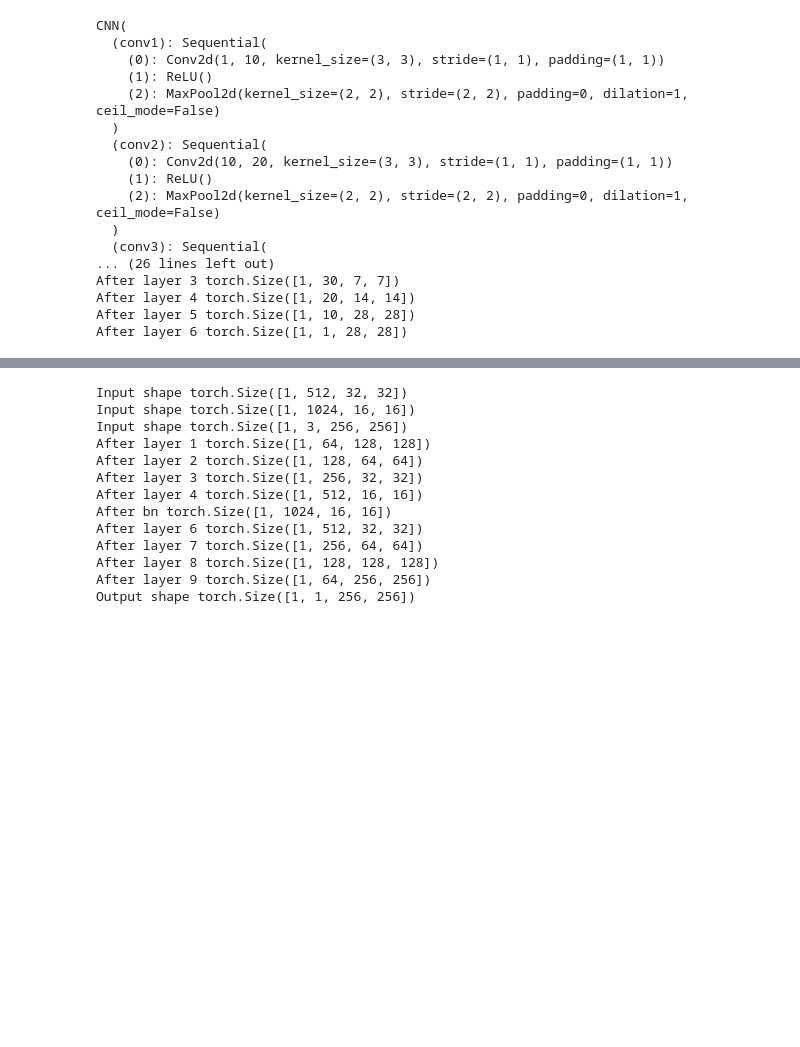
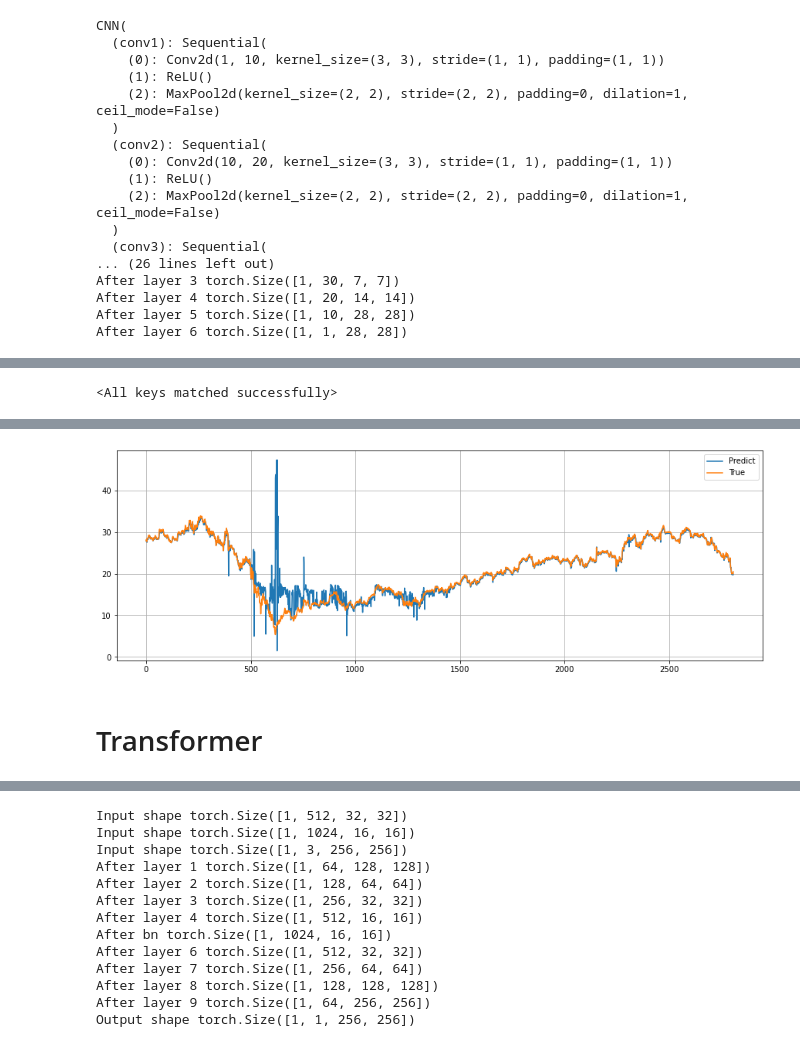
Before and after one commit to abaaba337/CMIT, a Jupyter notebook: Notes/CMIT Lecture Notes.ipynb, the cells around one changed output, grey strips where cells are left out. Drawn from its saved outputs; the diff is of its cells as text; code cells hidden in the pictures; blank space fills up the shorter version.

```diff
--- a/Notes/CMIT Lecture Notes.ipynb
+++ b/Notes/CMIT Lecture Notes.ipynb
@@ -865,0 +1043,15 @@ After layer 6 torch.Size([1, 1, 28, 28])
+# %%
+# 训练与测试数据准备
+train_prop, sample_size = 0.8, len(label)
+split_index = int(sample_size*train_prop)
+train_feature, train_label = feature[:split_index], label[:split_index]
+test_feature,  test_label  = feature[split_index:], label[split_index:]
+
+train_data = CustomDataset(train_feature, train_label)
+test_data  = CustomDataset(test_feature,  test_label)
+all_data = CustomDataset(feature,  label)
+
+# 构造loaders
+loaders = { 'train' : torch.utils.data.DataLoader(dataset=train_data, batch_size=5, shuffle=True),
+            'test'  : torch.utils.data.DataLoader(dataset=test_data, batch_size=5, shuffle=True),
+            'all': torch.utils.data.DataLoader(dataset=all_data, batch_size=len(all_data), shuffle=False)} # 别打乱！
@@ -865,0 +1121,4 @@ After layer 6 torch.Size([1, 1, 28, 28])
+# %%
+# Start training
+model = LSTMFNN()
+train(model, loaders, num_epochs=100, learning_rate=0.01)
@@ -865,0 +1143,25 @@ After layer 6 torch.Size([1, 1, 28, 28])
+# %%
+# Save Model
+# torch.save(model.state_dict(), './Notes_RNN/Notes243LSTM.pth')
+
+# Load Model
+model = LSTMFNN()
+model.load_state_dict(torch.load('./Notes_RNN/Notes243LSTM.pth'))
+# %% [output]
+<All keys matched successfully>
+# %%
+# Test Model
+test(model)
+
+# Visualization
+for features, labels in loaders['all']:
+    output = model(features).detach().numpy()*ori_data.label.std() + ori_data.label.mean()
+    label  = labels.numpy()*ori_data.label.std() + ori_data.label.mean()
+
+figure = plt.figure(figsize=(15, 5));
+test_index = len(loaders['train'])*loaders['train'].batch_size;
+plt.plot(output[test_index:], label = 'Predict');
+plt.plot(label[test_index:], label = 'True');
+plt.legend();
+plt.grid();
+# %% [output]
@@ -866,3 +1169,6 @@ After layer 6 torch.Size([1, 1, 28, 28])
+[figure, added]
+# %% [markdown]
+# Transformer
 # %% [markdown]
 # 图像处理 Image Processing
 ## U-Net
```
Also changed, not shown: parts of 32 cells of this notebook.
